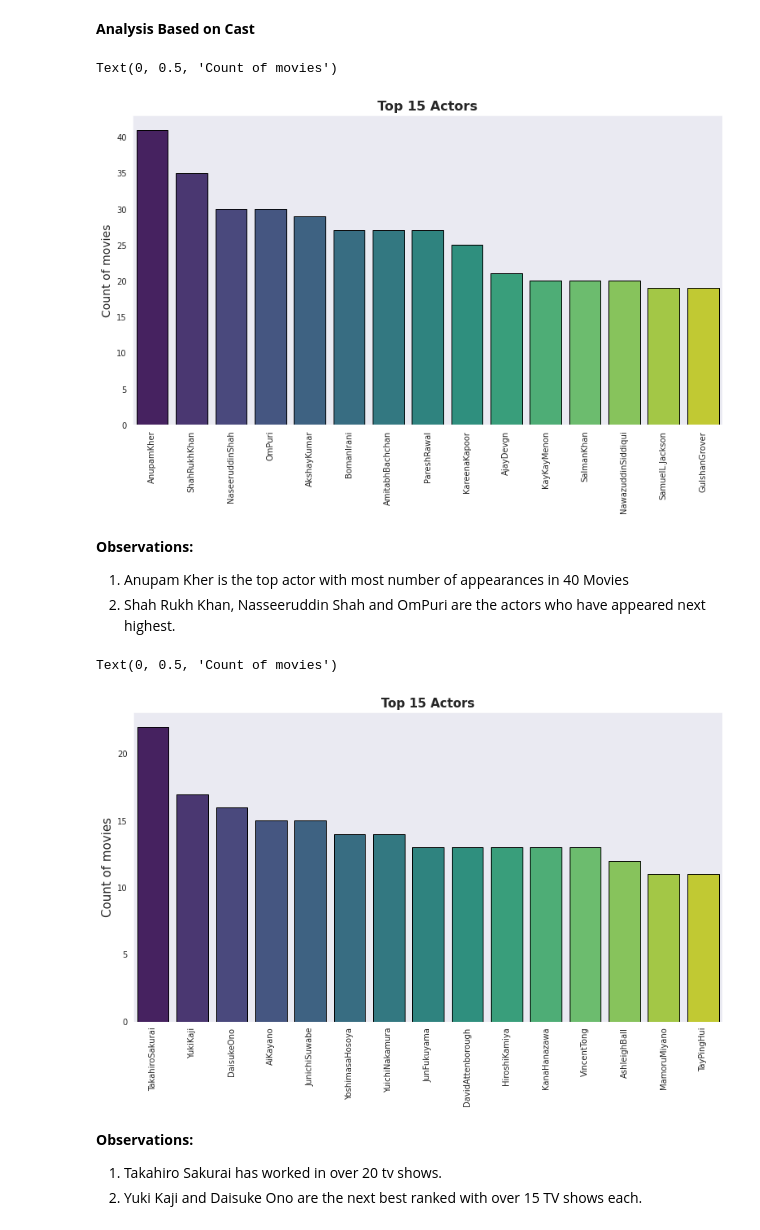
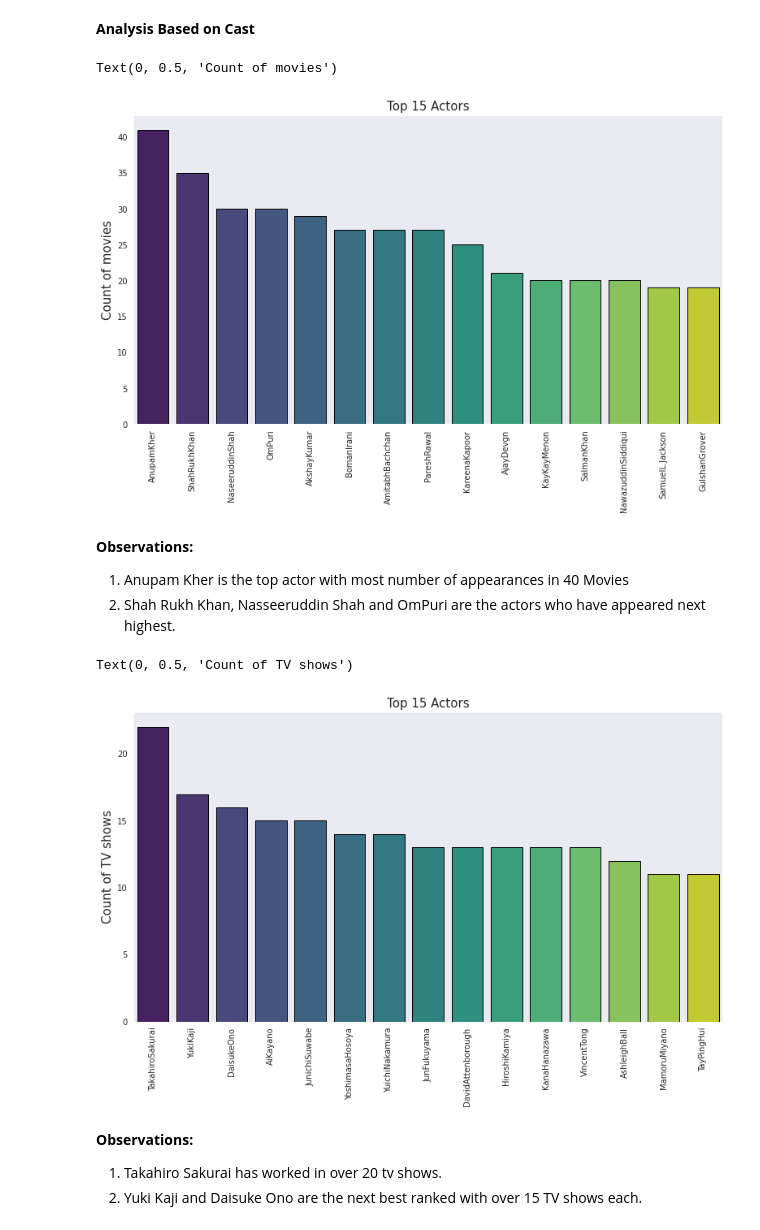
Before and after one commit to keerthibehara/Netflix_Movies_And_TV_Shows_Clustering, a Jupyter notebook: NETFLIX_MOVIES_AND_TV_SHOWS_CLUSTERING_B_Sai_Keerthi.ipynb, the cells around one changed output. Drawn from its saved outputs; the diff is of its cells as text; code cells hidden in the pictures.

```diff
--- a/NETFLIX_MOVIES_AND_TV_SHOWS_CLUSTERING_B_Sai_Keerthi.ipynb
+++ b/NETFLIX_MOVIES_AND_TV_SHOWS_CLUSTERING_B_Sai_Keerthi.ipynb
@@ -610,24 +611,24 @@ plt.show()
 # %%
 #Top 15 Actors who appear most of the times in Movies
 actors=list(df_movies['cast'])
 cast=[]
 for i in actors:
     i=list(i.split(','))
     for j in i:
         cast.append(j.replace(' ',""))
 movie_cast=Counter(cast)
 movie_cast={k: v for k, v in sorted(movie_cast.items(), key=lambda item: item[1], reverse= True)}
 sns.set_style('dark')
 plt.figure(figsize = (13, 7))
 x=list(movie_cast.keys())
 y=list(movie_cast.values())
 ax=sns.barplot(x[1:16],y[1:16],ec='black',palette='viridis')
-plt.title("Top 15 Actors", fontsize=16, fontweight='bold')
+plt.title("Top 15 Actors", fontsize=15)
 plt.xticks(rotation = 90)
-plt.ylabel("Count of movies",fontsize=14)
+plt.ylabel("Count of movies",fontsize=15)
 # %% [output]
 Text(0, 0.5, 'Count of movies')
-[figure, old version]
+[figure, new version]
 # %% [markdown]
 **Observations:**
 1. Anupam Kher is the top actor with most number of appearances in  40 Movies
@@ -647,12 +648,12 @@ plt.figure(figsize = (13, 7))
 x=list(movie_cast.keys())
 y=list(movie_cast.values())
 ax=sns.barplot(x[1:16],y[1:16],ec='black', palette='viridis')
-plt.title("Top 15 Actors", fontsize=15, fontweight='bold')
+plt.title("Top 15 Actors", fontsize=15)
 plt.xticks(rotation = 90)
-plt.ylabel("Count of movies",fontsize=15)
+plt.ylabel("Count of TV shows",fontsize=15)
 # %% [output]
-Text(0, 0.5, 'Count of movies')
+Text(0, 0.5, 'Count of TV shows')
-[figure, old version]
+[figure, new version]
 # %% [markdown]
 **Observations:**
 
```
Also changed, not shown: parts of 40 cells of this notebook.
